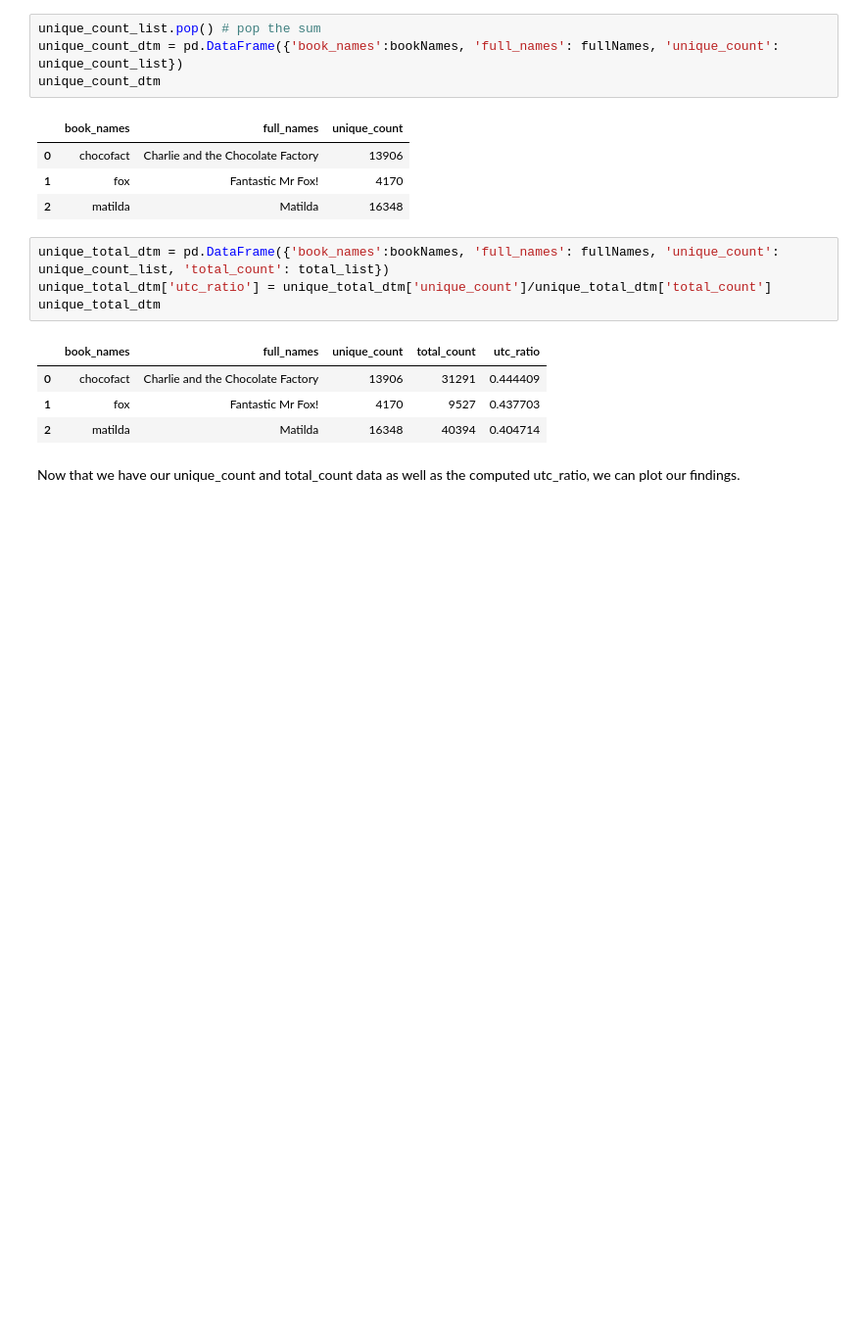
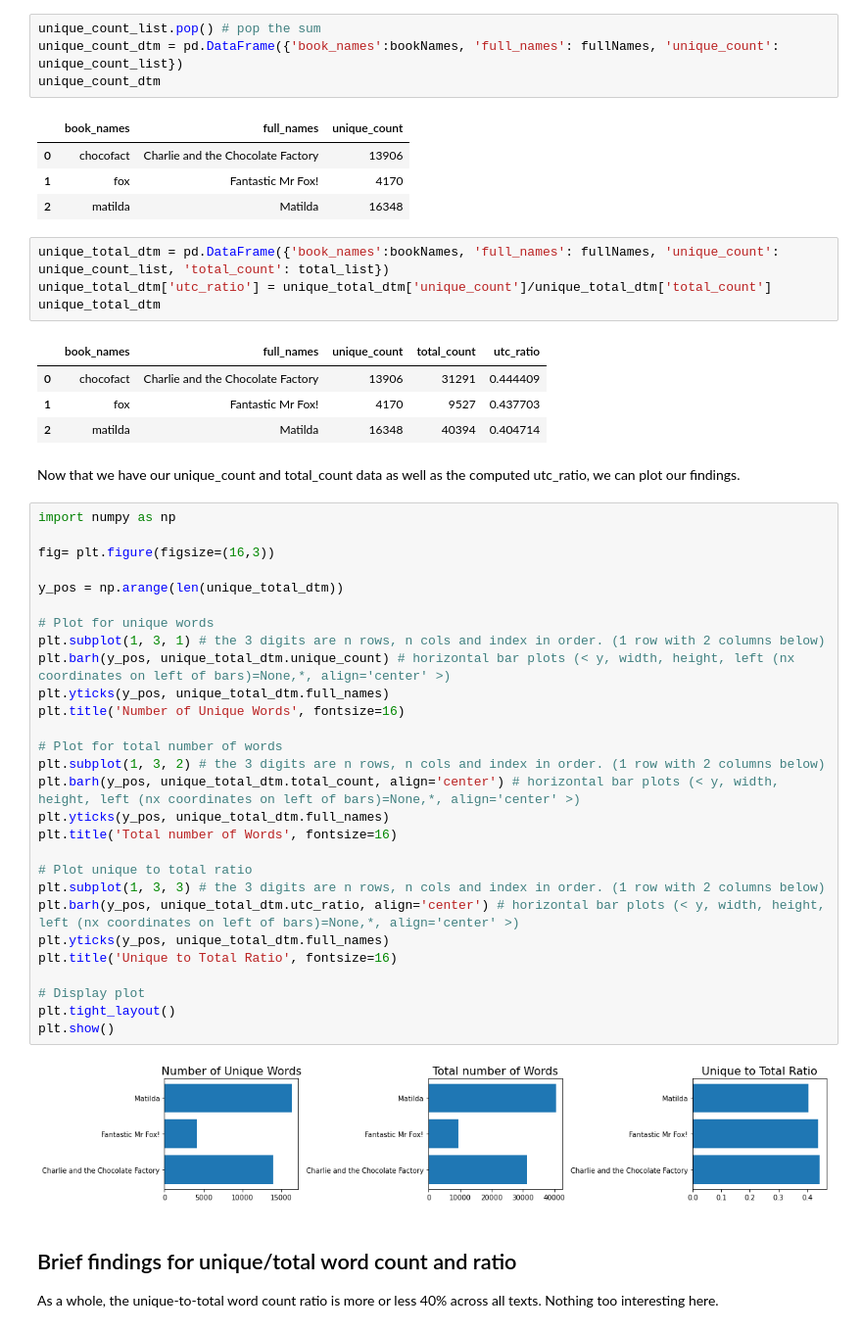
Before and after one commit to cluelesselectrostar/My-Own-NLP-Project, a Jupyter notebook: 2 Exploratory Data Cleaning.ipynb, the cells around one changed output. Shown at 98% size. Drawn from its saved outputs; the diff is of its cells as text; blank space fills up the shorter version.

```diff
--- a/2 Exploratory Data Cleaning.ipynb
+++ b/2 Exploratory Data Cleaning.ipynb
@@ -469,3 +469,37 @@ unique_total_dtm
 | 2 | matilda | Matilda | 16348 | 40394 | 0.404714 |
 # %% [markdown]
 Now that we have our unique_count and total_count data as well as the computed utc_ratio, we can plot our findings.
+# %%
+import numpy as np
+
+fig= plt.figure(figsize=(16,3))
+
+y_pos = np.arange(len(unique_total_dtm))
+
+# Plot for unique words
+plt.subplot(1, 3, 1) # the 3 digits are n rows, n cols and index in order. (1 row with 2 columns below)
+plt.barh(y_pos, unique_total_dtm.unique_count) # horizontal bar plots (< y, width, height, left (nx coordinates on left of bars)=None,*, align='center' >)
+plt.yticks(y_pos, unique_total_dtm.full_names)
+plt.title('Number of Unique Words', fontsize=16)
+
+# Plot for total number of words
+plt.subplot(1, 3, 2) # the 3 digits are n rows, n cols and index in order. (1 row with 2 columns below)
+plt.barh(y_pos, unique_total_dtm.total_count, align='center') # horizontal bar plots (< y, width, height, left (nx coordinates on left of bars)=None,*, align='center' >)
+plt.yticks(y_pos, unique_total_dtm.full_names)
+plt.title('Total number of Words', fontsize=16)
+
+# Plot unique to total ratio
+plt.subplot(1, 3, 3) # the 3 digits are n rows, n cols and index in order. (1 row with 2 columns below)
+plt.barh(y_pos, unique_total_dtm.utc_ratio, align='center') # horizontal bar plots (< y, width, height, left (nx coordinates on left of bars)=None,*, align='center' >)
+plt.yticks(y_pos, unique_total_dtm.full_names)
+plt.title('Unique to Total Ratio', fontsize=16)
+
+# Display plot
+plt.tight_layout()
+plt.show()
+# %% [output]
+[figure, added]
+# %% [markdown]
+## Brief findings for unique/total word count and ratio
+
+As a whole, the unique-to-total word count ratio is more or less 40% across all texts. Nothing too interesting here.
```
Also changed, not shown: parts of 1 cell of this notebook, 2 other files.
